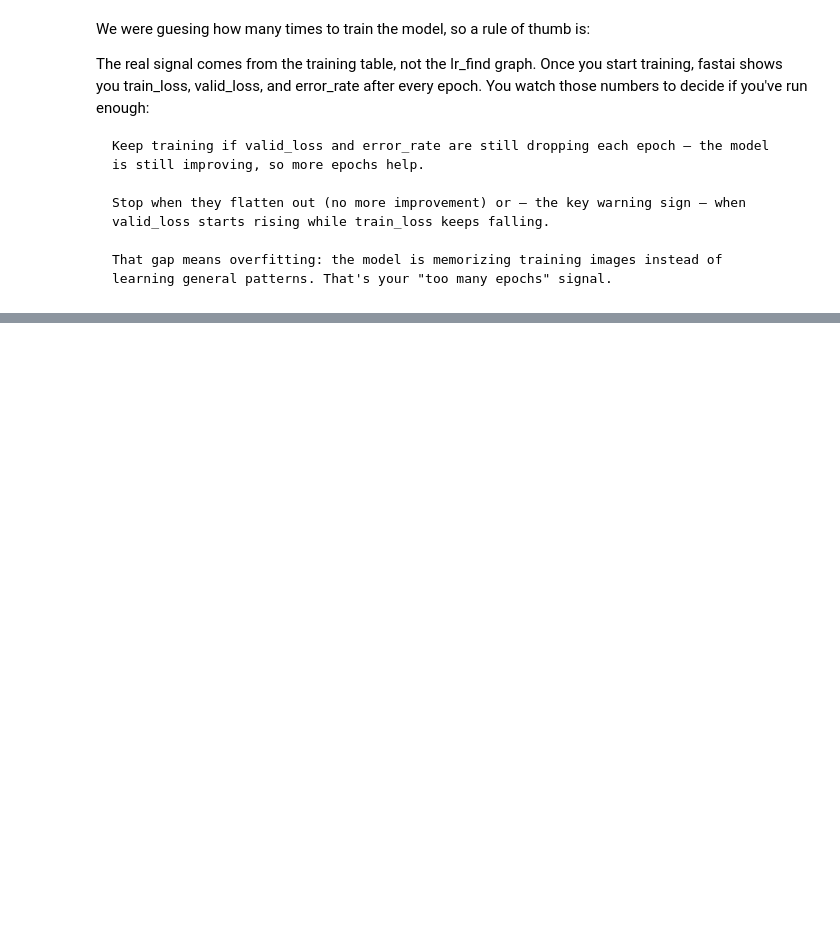
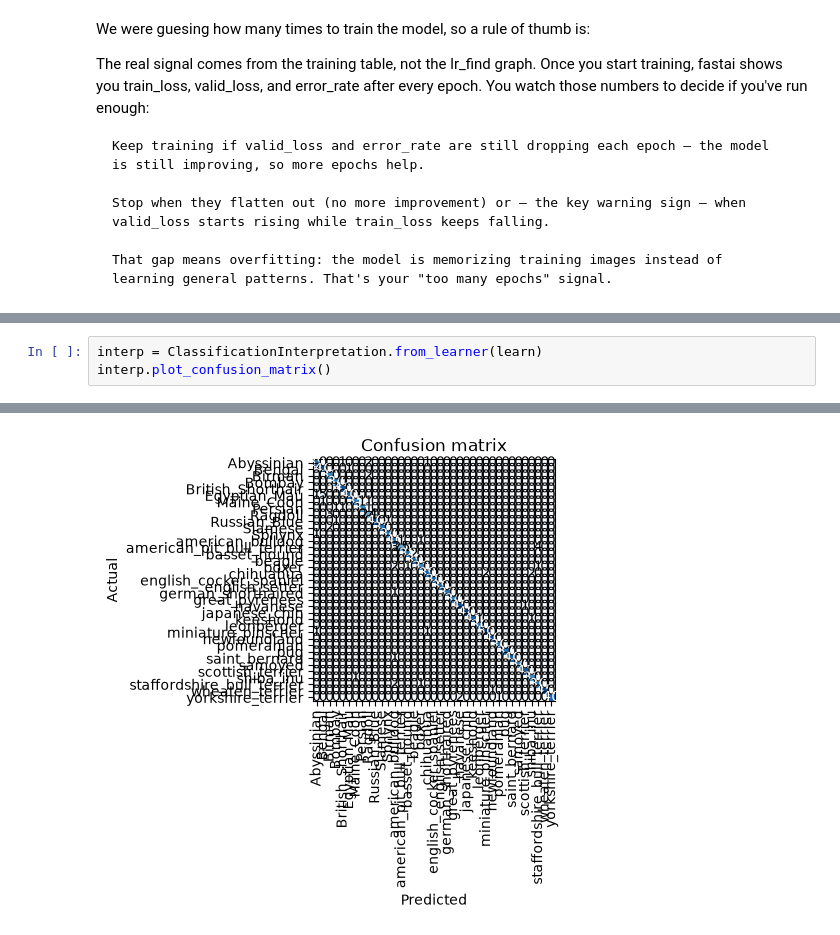
Before and after one commit to Shankyboi123/WeeklyProjects, a Jupyter notebook: Image_Classifier/CatDogBreeds.ipynb, the cells around one changed output, grey strips where cells are left out. Saved outputs shown, nothing was run; the diff lists cells and outputs as text; blank space fills up the shorter version.

```diff
--- a/Image_Classifier/CatDogBreeds.ipynb
+++ b/Image_Classifier/CatDogBreeds.ipynb
@@ -113,0 +118,4 @@ learn.show_results()
+# %%
+interp = ClassificationInterpretation.from_learner(learn)
+interp.plot_confusion_matrix()
+# %% [output]
@@ -113,0 +124 @@ learn.show_results()
+[figure, added]
```
Also changed, not shown: parts of 14 cells of this notebook.
